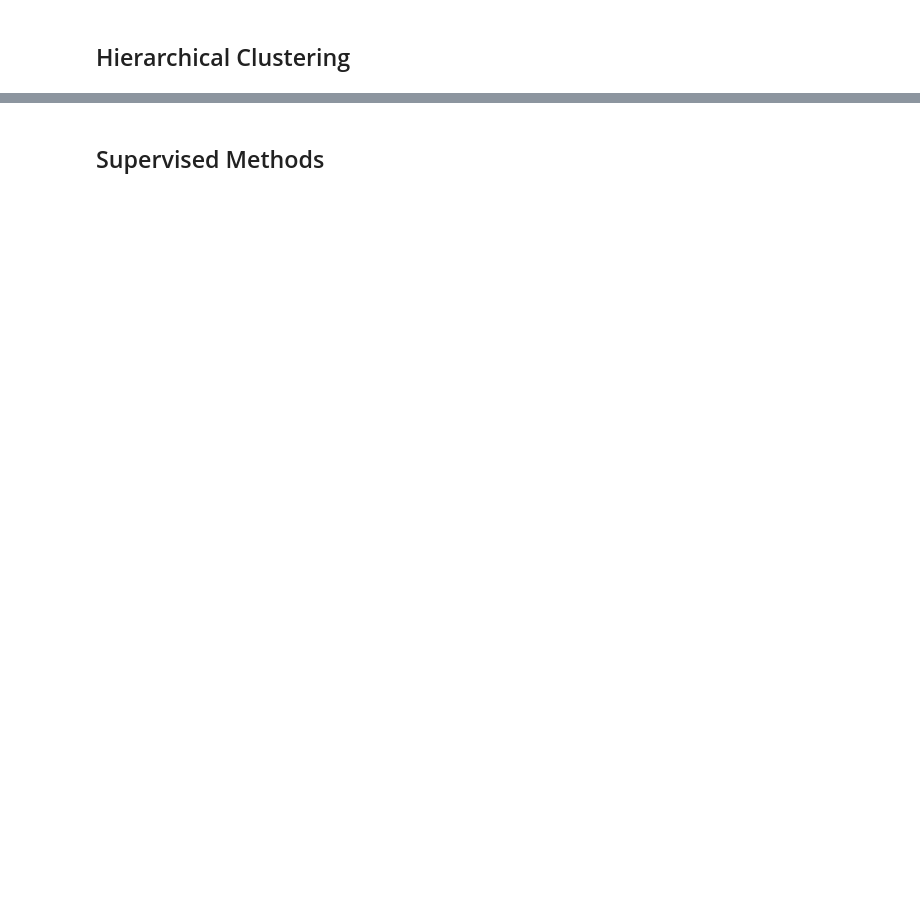
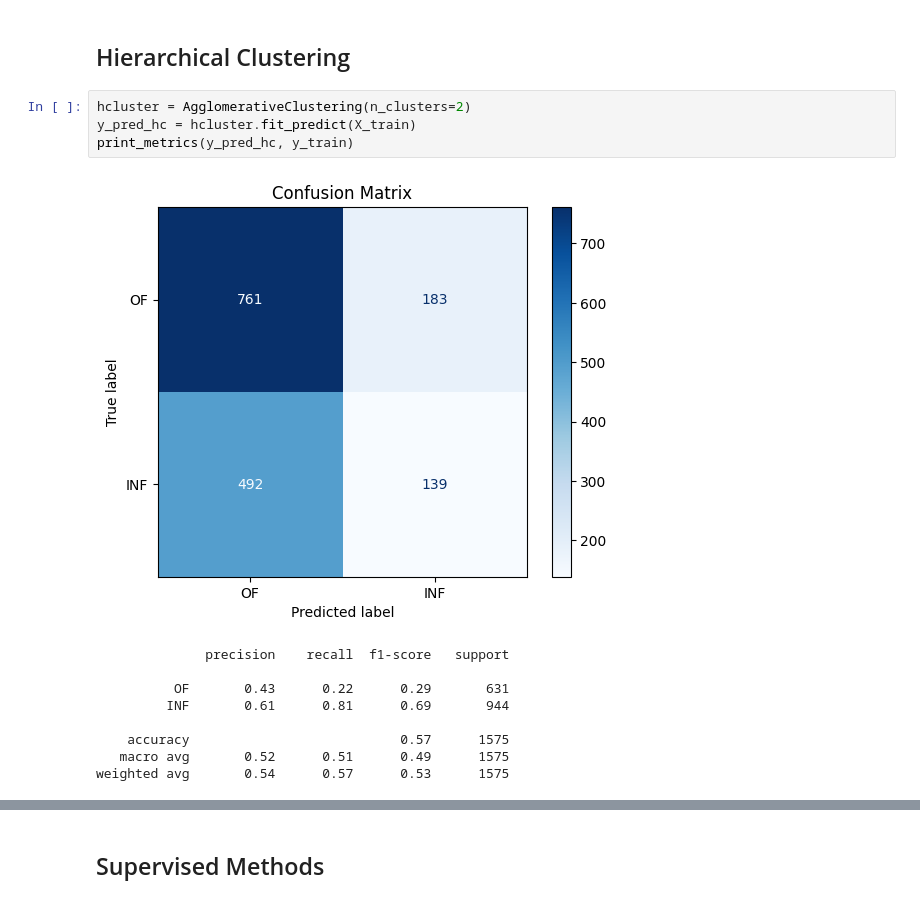
Before and after one commit to Pholmgrendev/UnsupervisedPositions, a Jupyter notebook: HItterClusters.ipynb, the cells around one changed output, grey strips where cells are left out. Cells and saved outputs as stored; diff of their text form; blank space fills up the shorter version.

```diff
--- a/HItterClusters.ipynb
+++ b/HItterClusters.ipynb
@@ -213,2 +310,16 @@ plt.show()
 # %% [markdown]
 ## Hierarchical Clustering
+# %%
+hcluster = AgglomerativeClustering(n_clusters=2)
+y_pred_hc = hcluster.fit_predict(X_train)
+print_metrics(y_pred_hc, y_train)
+# %% [output]
+[figure, added]
+              precision    recall  f1-score   support
+
+          OF       0.43      0.22      0.29       631
+         INF       0.61      0.81      0.69       944
+
+    accuracy                           0.57      1575
+   macro avg       0.52      0.51      0.49      1575
+weighted avg       0.54      0.57      0.53      1575
```
Also changed, not shown: parts of 16 cells of this notebook.
